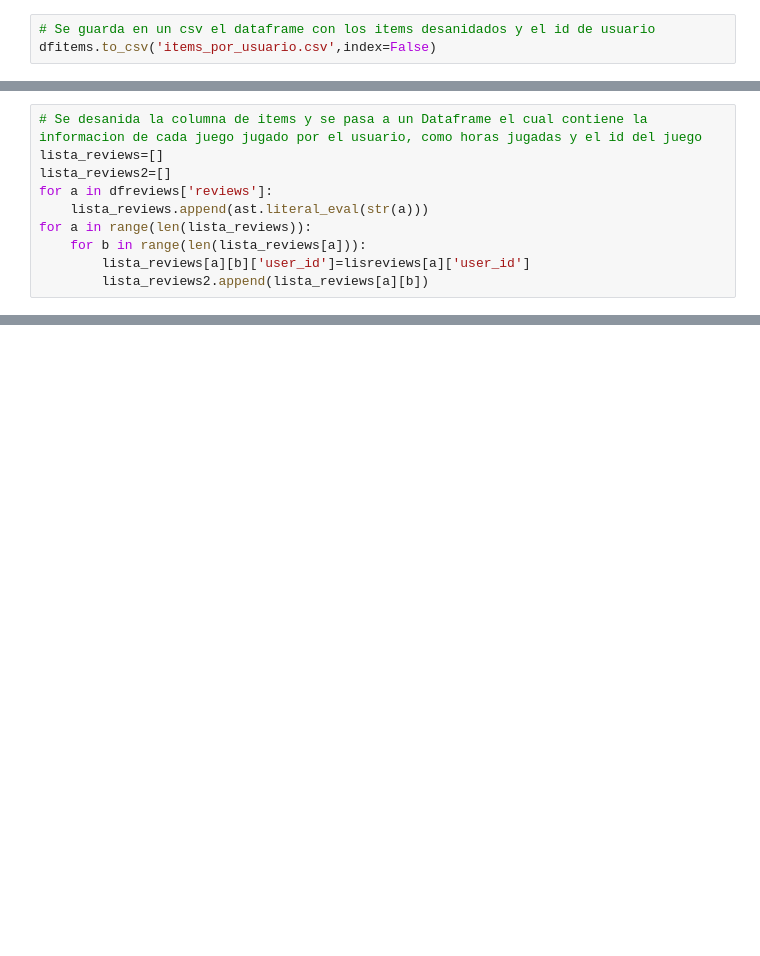
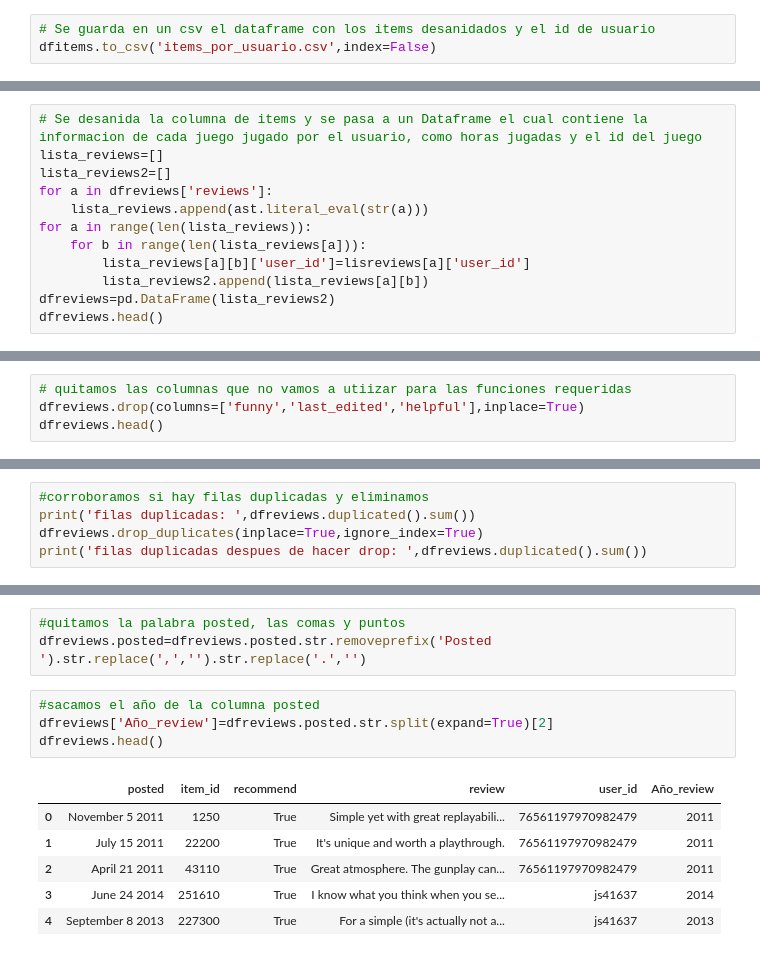
Before and after one commit to JUrielCerecero/PI-MLOPS, a Jupyter notebook: ETL.ipynb, the cells around one changed output, grey strips where cells are left out. Cells and saved outputs as stored; diff of their text form; blank space fills up the shorter version.

```diff
--- a/ETL.ipynb
+++ b/ETL.ipynb
@@ -308,3 +442,5 @@ for a in range(len(lista_reviews)):
     for b in range(len(lista_reviews[a])):
         lista_reviews[a][b]['user_id']=lisreviews[a]['user_id']
         lista_reviews2.append(lista_reviews[a][b])
+dfreviews=pd.DataFrame(lista_reviews2)
+dfreviews.head()
@@ -320,0 +474,4 @@ dfreviews2.head()
+# %%
+# quitamos las columnas que no vamos a utiizar para las funciones requeridas
+dfreviews.drop(columns=['funny','last_edited','helpful'],inplace=True)
+dfreviews.head()
@@ -320,0 +485,5 @@ dfreviews2.head()
+# %%
+#corroboramos si hay filas duplicadas y eliminamos
+print('filas duplicadas: ',dfreviews.duplicated().sum())
+dfreviews.drop_duplicates(inplace=True,ignore_index=True)
+print('filas duplicadas despues de hacer drop: ',dfreviews.duplicated().sum())
@@ -320,0 +503,14 @@ dfreviews2.head()
+# %%
+#quitamos la palabra posted, las comas y puntos
+dfreviews.posted=dfreviews.posted.str.removeprefix('Posted ').str.replace(',','').str.replace('.','')
+# %%
+#sacamos el año de la columna posted
+dfreviews['Año_review']=dfreviews.posted.str.split(expand=True)[2]
+dfreviews.head()
+# %% [output]
+|  | posted | item_id | recommend | review | user_id | Año_review |
+| 0 | November 5 2011 | 1250 | True | Simple yet with great replayabili... | 76561197970982479 | 2011 |
+| 1 | July 15 2011 | 22200 | True | It's unique and worth a playthrough. | 76561197970982479 | 2011 |
+| 2 | April 21 2011 | 43110 | True | Great atmosphere. The gunplay can... | 76561197970982479 | 2011 |
+| 3 | June 24 2014 | 251610 | True | I know what you think when you se... | js41637 | 2014 |
+| 4 | September 8 2013 | 227300 | True | For a simple (it's actually not a... | js41637 | 2013 |
```
Also changed, not shown: parts of 46 cells of this notebook.
